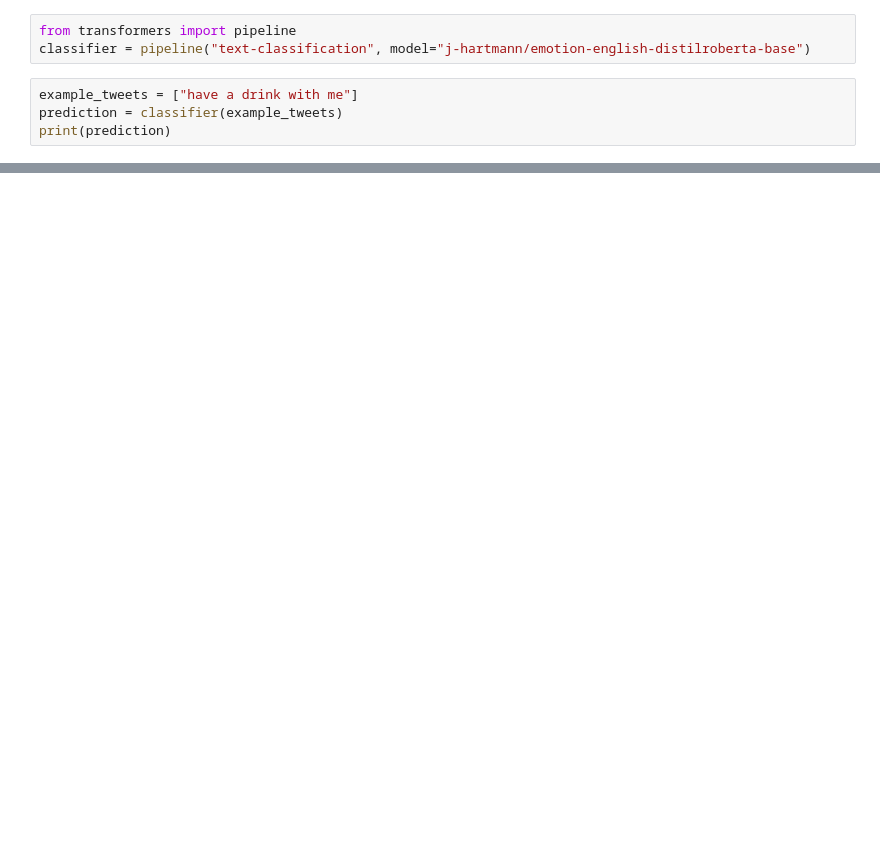
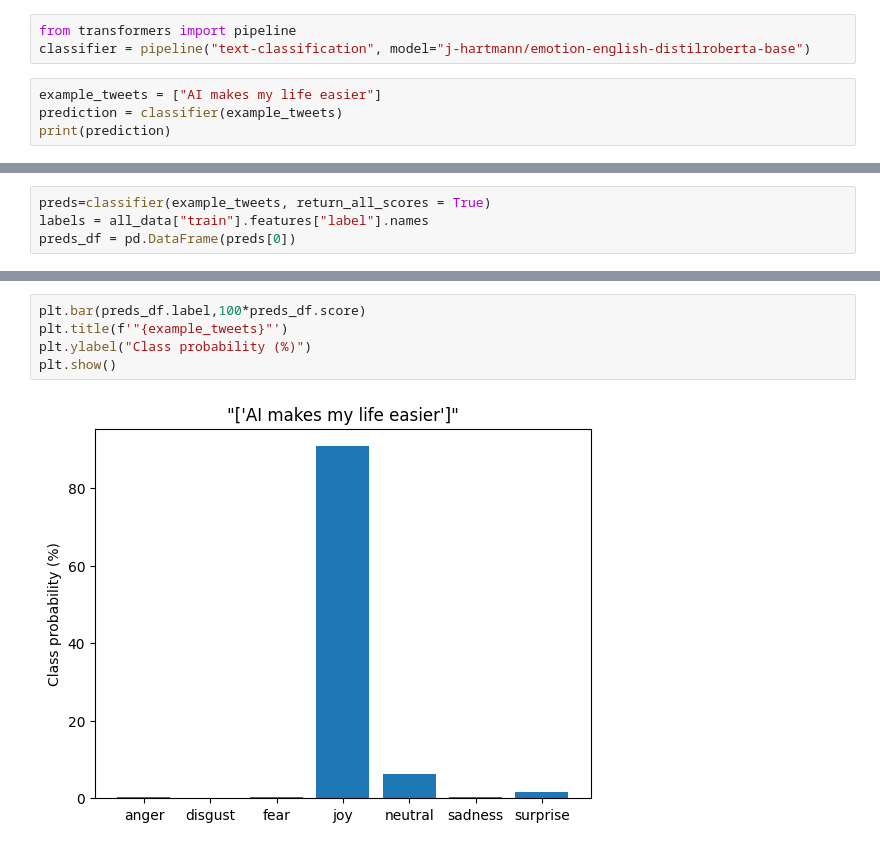
Before and after one commit to dbais76/aidemo, a Jupyter notebook: emodet/emotion-detection.ipynb, the cells around one changed output, grey strips where cells are left out. Cells and saved outputs as stored; diff of their text form; blank space fills up the shorter version.

```diff
--- a/emodet/emotion-detection.ipynb
+++ b/emodet/emotion-detection.ipynb
@@ -16,7 +33,7 @@ train_data[5]
 from transformers import pipeline
 classifier = pipeline("text-classification", model="j-hartmann/emotion-english-distilroberta-base")
 # %%
-example_tweets = ["have a drink with me"]
+example_tweets = ["AI makes my life easier"]
 prediction = classifier(example_tweets)
 print(prediction)
 # %% [output]
@@ -23,0 +46,4 @@ print(prediction)
+# %%
+preds=classifier(example_tweets, return_all_scores = True)
+labels = all_data["train"].features["label"].names
+preds_df = pd.DataFrame(preds[0])
@@ -23,0 +61,7 @@ print(prediction)
+# %%
+plt.bar(preds_df.label,100*preds_df.score)
+plt.title(f'"{example_tweets}"')
+plt.ylabel("Class probability (%)")
+plt.show()
+# %% [output]
+[figure, added]
```
Also changed, not shown: parts of 7 cells of this notebook, 1 other file.
